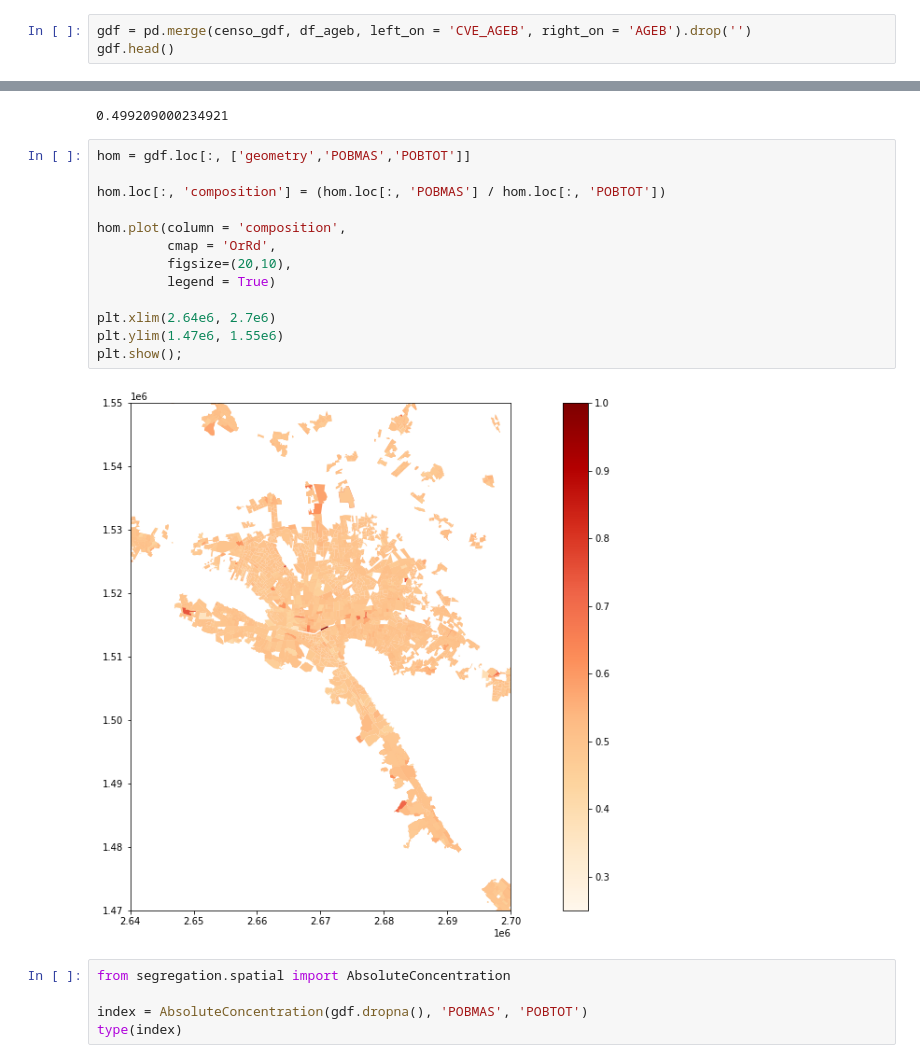
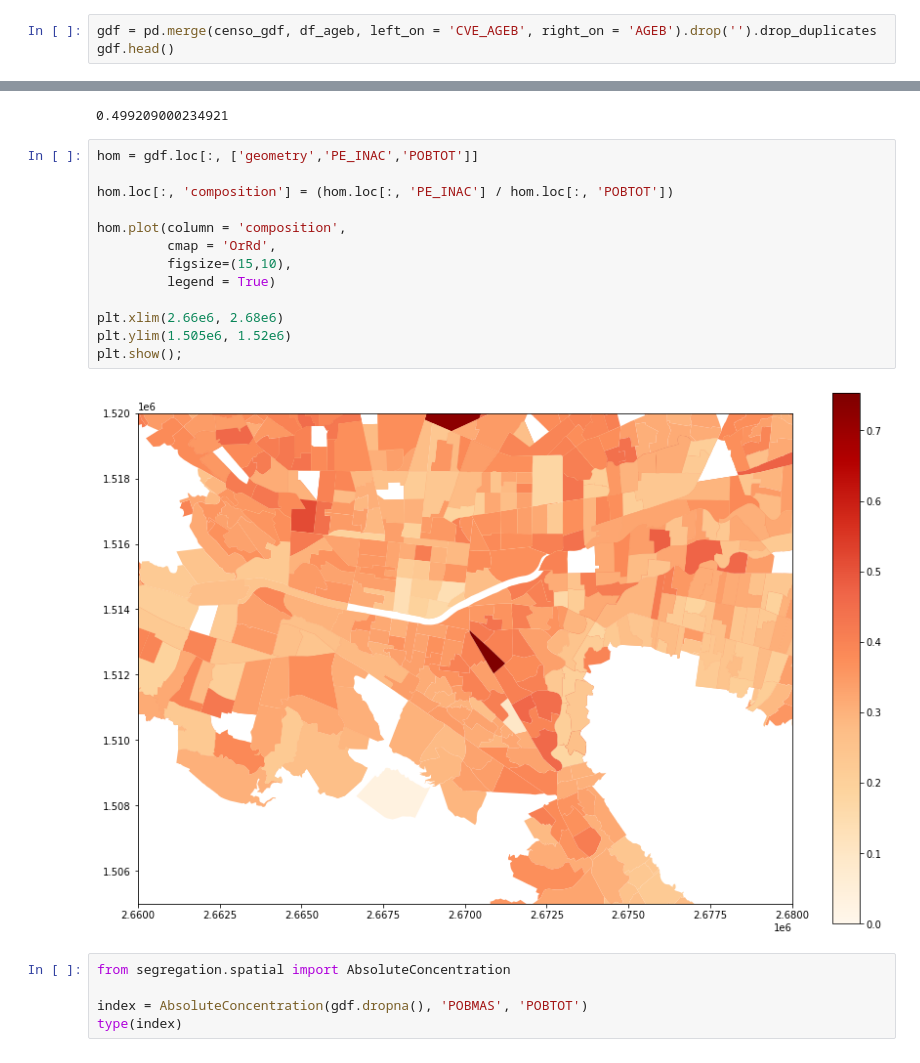
Before and after one commit to juanantoniomschz/itesm_segregacion, a Jupyter notebook: notebooks/01.ipynb, the cells around one changed output, grey strips where cells are left out. Saved outputs shown, nothing was run; the diff lists cells and outputs as text.

```diff
--- a/notebooks/01.ipynb
+++ b/notebooks/01.ipynb
@@ -59,7 +60,7 @@ df_ageb.head()
 | 3 | 19 | Nuevo León | 4 | Allende | 1 | Total AGEB urbana | 131 | 0 | 1243 | 630.0 | 613.0 | ... |
 | 4 | 19 | Nuevo León | 4 | Allende | 1 | Total AGEB urbana | 146 | 0 | 2145 | 1055.0 | 1090.0 | ... |
 # %%
-gdf = pd.merge(censo_gdf, df_ageb, left_on = 'CVE_AGEB', right_on = 'AGEB').drop('')
+gdf = pd.merge(censo_gdf, df_ageb, left_on = 'CVE_AGEB', right_on = 'AGEB').drop('').drop_duplicates
 gdf.head()
 # %% [output]
 |  | CVEGEO | CVE_ENT | CVE_MUN | CVE_LOC | CVE_AGEB | geometry | ENTIDAD | NOM_ENT | MUN | NOM_MUN | LOC | ... |
@@ -93,20 +94,20 @@ dtype: int64
 # %% [output]
 0.499209000234921
 # %%
-hom = gdf.loc[:, ['geometry','POBMAS','POBTOT']]
+hom = gdf.loc[:, ['geometry','PE_INAC','POBTOT']]
 
-hom.loc[:, 'composition'] = (hom.loc[:, 'POBMAS'] / hom.loc[:, 'POBTOT'])
+hom.loc[:, 'composition'] = (hom.loc[:, 'PE_INAC'] / hom.loc[:, 'POBTOT'])
 
 hom.plot(column = 'composition',
          cmap = 'OrRd',
-         figsize=(20,10),
+         figsize=(15,10),
          legend = True)
 
-plt.xlim(2.64e6, 2.7e6)
-plt.ylim(1.47e6, 1.55e6)
+plt.xlim(2.66e6, 2.68e6)
+plt.ylim(1.505e6, 1.52e6)
 plt.show();
 # %% [output]
-[figure, old version]
+[figure, new version]
 # %%
 from segregation.spatial import AbsoluteConcentration
 
```
Also changed, not shown: parts of 2 cells of this notebook.
